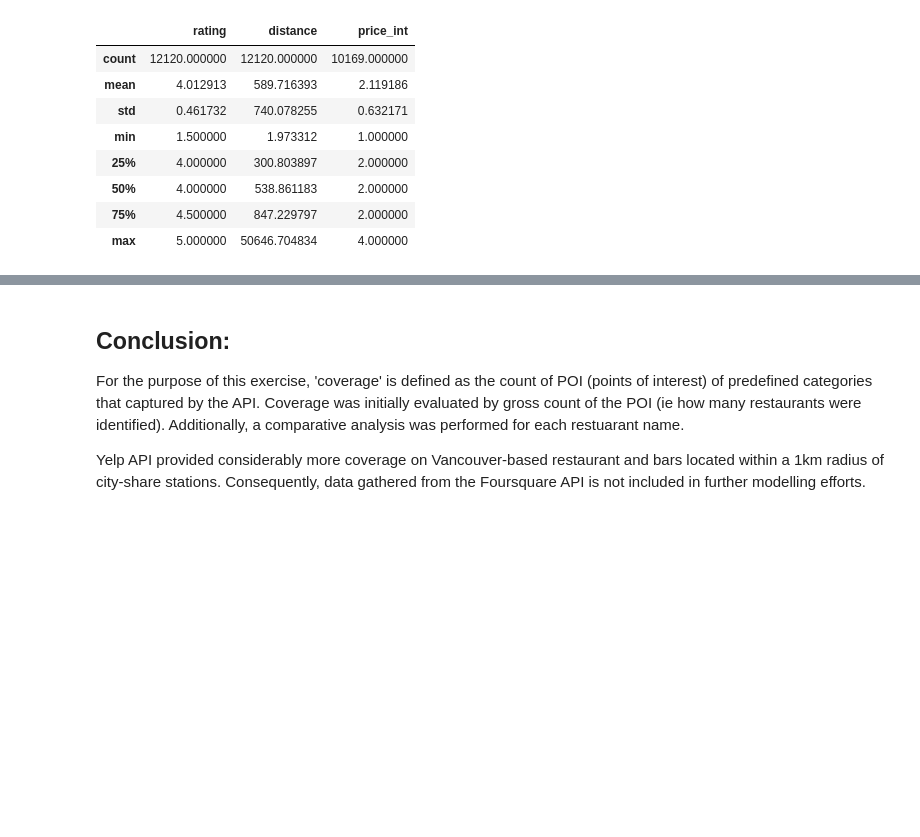
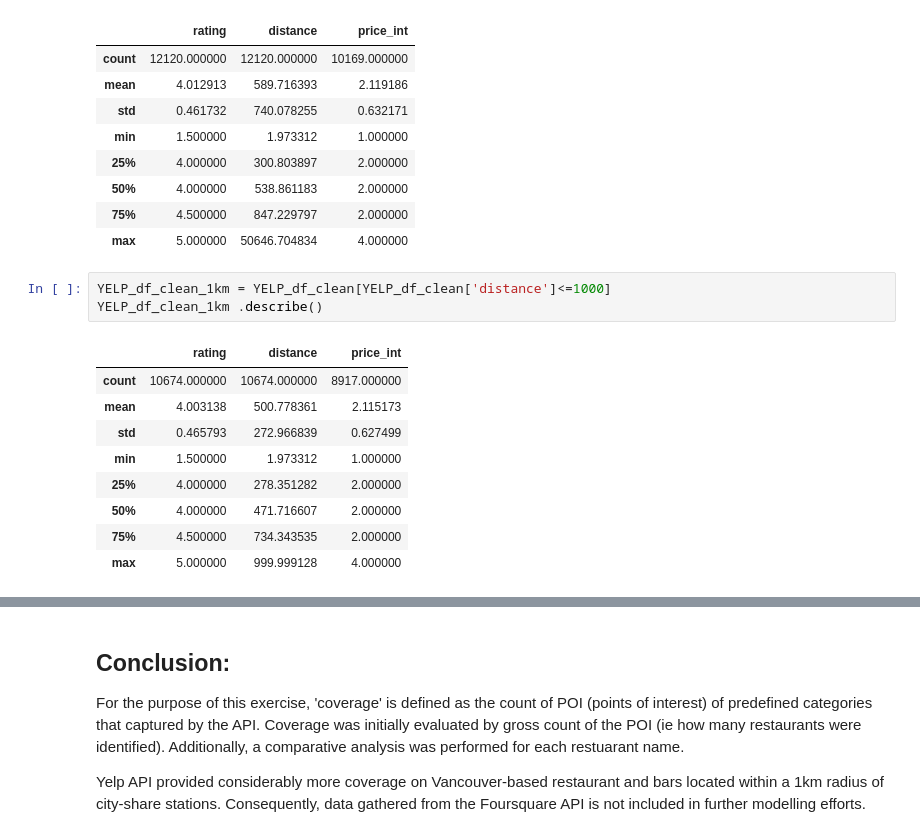
Before and after one commit to j-lepard/LHL-Statistics, a Jupyter notebook: notebooks/02.yelp_foursquare_EDA.ipynb, the cells around one changed output, grey strips where cells are left out. Cells and saved outputs as stored; diff of their text form; blank space fills up the shorter version.

```diff
--- a/notebooks/02.yelp_foursquare_EDA.ipynb
+++ b/notebooks/02.yelp_foursquare_EDA.ipynb
@@ -496,6 +496,19 @@ YELP_df_clean.describe()
 | 50% | 4.000000 | 538.861183 | 2.000000 |
 | 75% | 4.500000 | 847.229797 | 2.000000 |
 | max | 5.000000 | 50646.704834 | 4.000000 |
+# %%
+YELP_df_clean_1km = YELP_df_clean[YELP_df_clean['distance']<=1000]
+YELP_df_clean_1km .describe()
+# %% [output]
+|  | rating | distance | price_int |
+| count | 10674.000000 | 10674.000000 | 8917.000000 |
+| mean | 4.003138 | 500.778361 | 2.115173 |
+| std | 0.465793 | 272.966839 | 0.627499 |
+| min | 1.500000 | 1.973312 | 1.000000 |
+| 25% | 4.000000 | 278.351282 | 2.000000 |
+| 50% | 4.000000 | 471.716607 | 2.000000 |
+| 75% | 4.500000 | 734.343535 | 2.000000 |
+| max | 5.000000 | 999.999128 | 4.000000 |
 # %%
 ## Visualize Distribution of RATING, DISTANCE, PRICE
 
```
Also changed, not shown: parts of 2 cells of this notebook, 1 other file.
